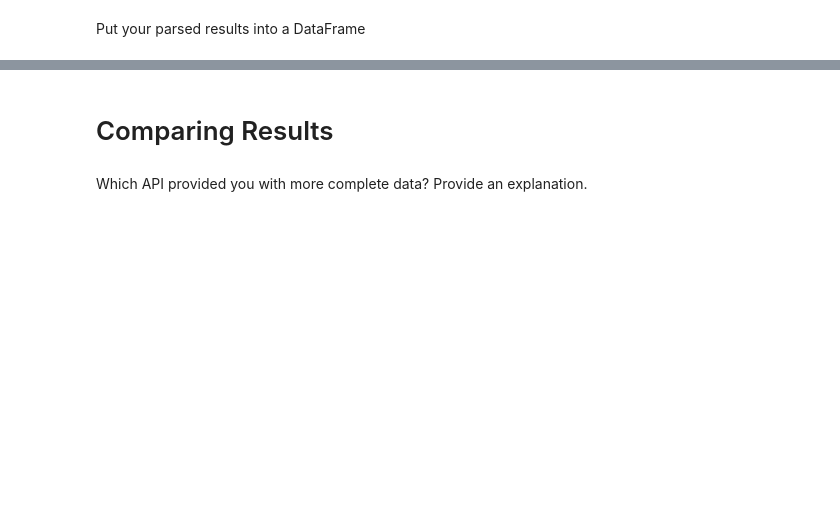
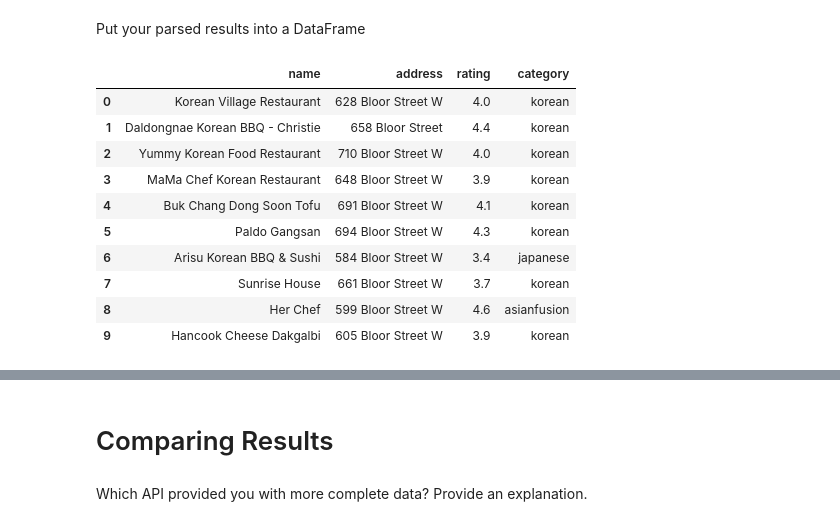
Before and after one commit to tjjdoherty/python-statistical-modelling, a Jupyter notebook: notebooks/yelp_foursquare_EDA.ipynb, the cells around one changed output, grey strips where cells are left out. Cells and saved outputs as stored; diff of their text form; code cells hidden in the pictures; blank space fills up the shorter version.

```diff
--- a/notebooks/yelp_foursquare_EDA.ipynb
+++ b/notebooks/yelp_foursquare_EDA.ipynb
@@ -313,2 +343,16 @@ Parse through the response to get the POI (such as restaurants, bars, etc) detai
 # %% [markdown]
 Put your parsed results into a DataFrame
+# %%
+test_yelp_venue_df.head(10)
+# %% [output]
+|  | name | address | rating | category |
+| 0 | Korean Village Restaurant | 628 Bloor Street W | 4.0 | korean |
+| 1 | Daldongnae Korean BBQ - Christie | 658 Bloor Street | 4.4 | korean |
+| 2 | Yummy Korean Food Restaurant | 710 Bloor Street W | 4.0 | korean |
+| 3 | MaMa Chef Korean Restaurant | 648 Bloor Street W | 3.9 | korean |
+| 4 | Buk Chang Dong Soon Tofu | 691 Bloor Street W | 4.1 | korean |
+| 5 | Paldo Gangsan | 694 Bloor Street W | 4.3 | korean |
+| 6 | Arisu Korean BBQ & Sushi | 584 Bloor Street W | 3.4 | japanese |
+| 7 | Sunrise House | 661 Bloor Street W | 3.7 | korean |
+| 8 | Her Chef | 599 Bloor Street W | 4.6 | asianfusion |
+| 9 | Hancook Cheese Dakgalbi | 605 Bloor Street W | 3.9 | korean |
```
Also changed, not shown: parts of 11 cells of this notebook, 2 other files.
